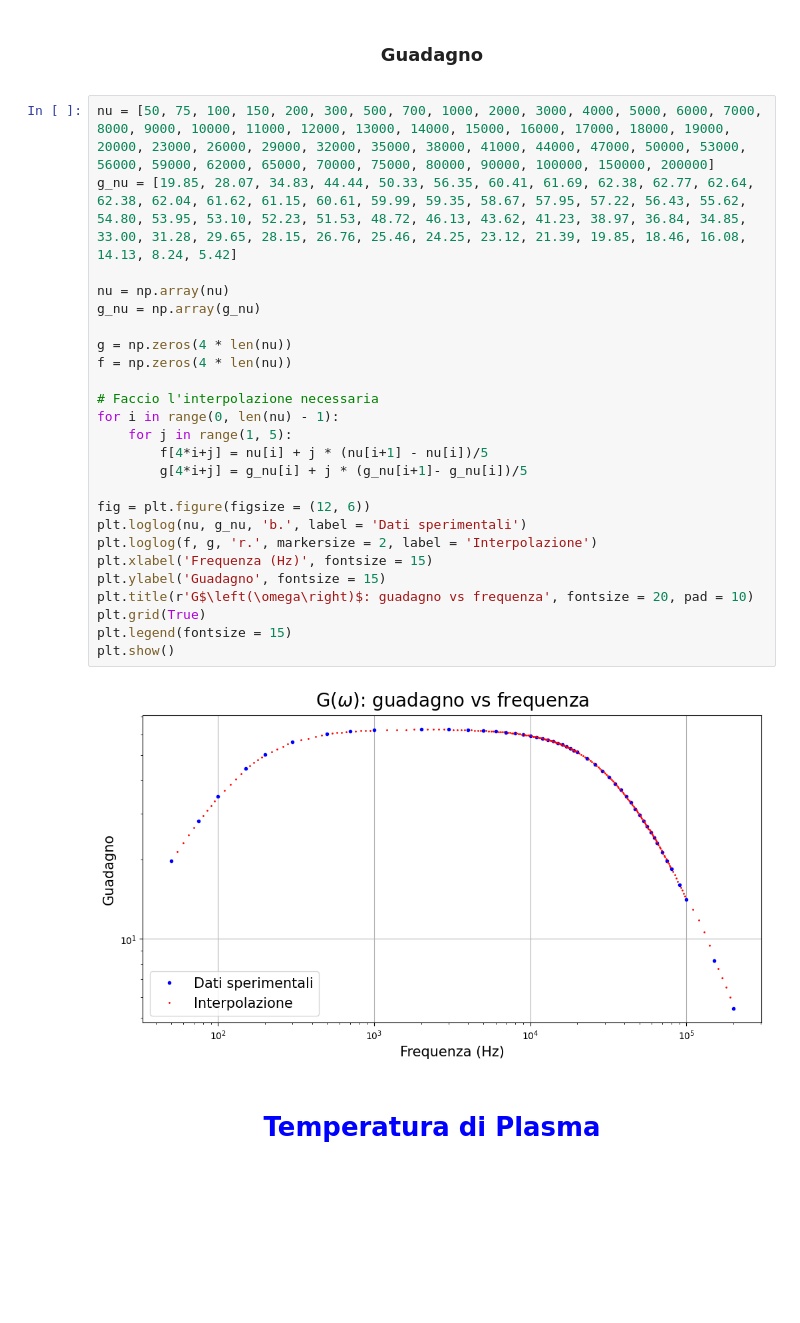
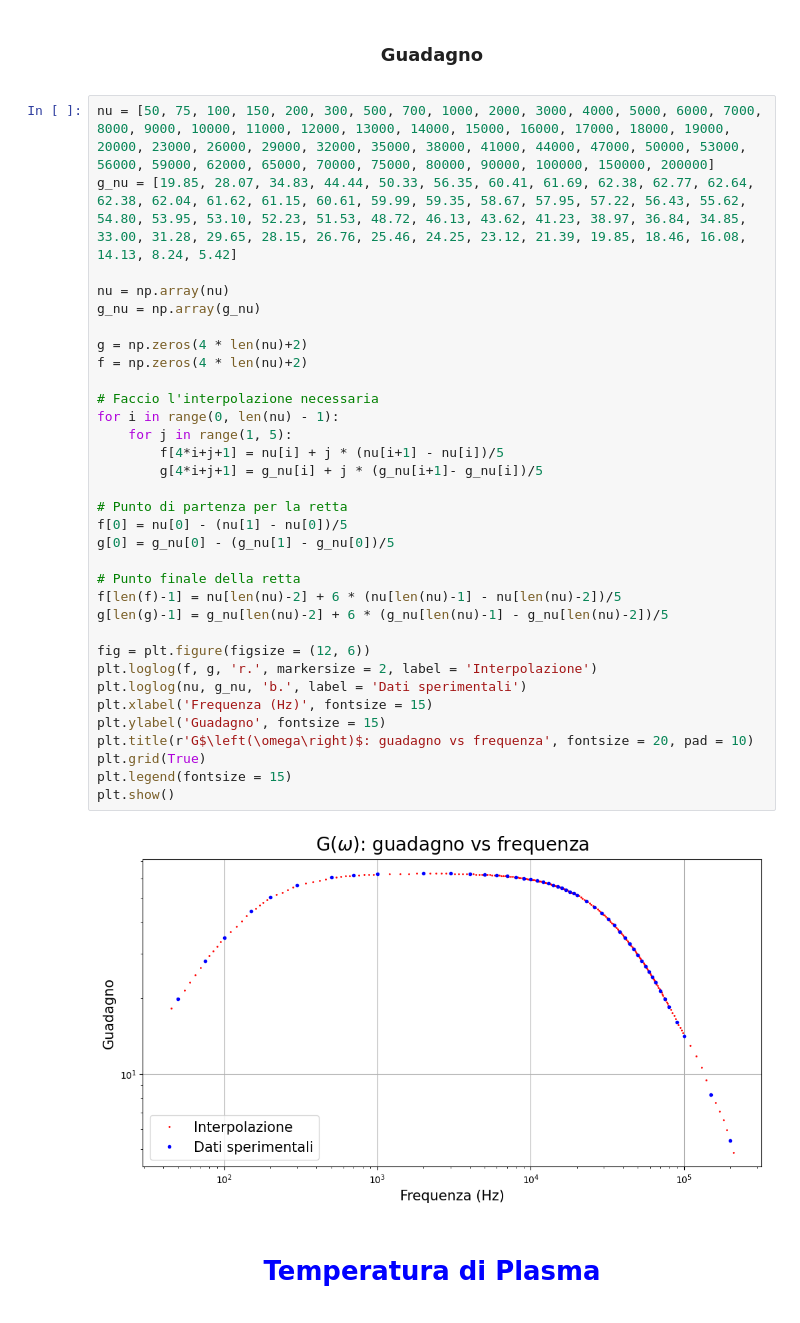
Before and after one commit to Negrini085/LaboPlasmi, a Jupyter notebook: Esperienze/grafici.ipynb, the cells around one changed output. Saved outputs shown, nothing was run; the diff lists cells and outputs as text; blank space fills up the shorter version.

Commit message:
Grafici per consegna della relazione

```diff
--- a/Esperienze/grafici.ipynb
+++ b/Esperienze/grafici.ipynb
@@ -119,30 +119,38 @@ plt.show()
 # %%
 nu = [50, 75, 100, 150, 200, 300, 500, 700, 1000, 2000, 3000, 4000, 5000, 6000, 7000, 8000, 9000, 10000, 11000, 12000, 13000, 14000, 15000, 16000, 17000, 18000, 19000, 20000, 23000, 26000, 29000, 32000, 35000, 38000, 41000, 44000, 47000, 50000, 53000, 56000, 59000, 62000, 65000, 70000, 75000, 80000, 90000, 100000, 150000, 200000]
 g_nu = [19.85, 28.07, 34.83, 44.44, 50.33, 56.35, 60.41, 61.69, 62.38, 62.77, 62.64, 62.38, 62.04, 61.62, 61.15, 60.61, 59.99, 59.35, 58.67, 57.95, 57.22, 56.43, 55.62, 54.80, 53.95, 53.10, 52.23, 51.53, 48.72, 46.13, 43.62, 41.23, 38.97, 36.84, 34.85, 33.00, 31.28, 29.65, 28.15, 26.76, 25.46, 24.25, 23.12, 21.39, 19.85, 18.46, 16.08, 14.13, 8.24, 5.42]
 
 nu = np.array(nu)
 g_nu = np.array(g_nu)
 
-g = np.zeros(4 * len(nu))
-f = np.zeros(4 * len(nu))
+g = np.zeros(4 * len(nu)+2)
+f = np.zeros(4 * len(nu)+2)
 
 # Faccio l'interpolazione necessaria
 for i in range(0, len(nu) - 1):
     for j in range(1, 5):
-        f[4*i+j] = nu[i] + j * (nu[i+1] - nu[i])/5
-        g[4*i+j] = g_nu[i] + j * (g_nu[i+1]- g_nu[i])/5
+        f[4*i+j+1] = nu[i] + j * (nu[i+1] - nu[i])/5
+        g[4*i+j+1] = g_nu[i] + j * (g_nu[i+1]- g_nu[i])/5
+
+# Punto di partenza per la retta
+f[0] = nu[0] - (nu[1] - nu[0])/5
+g[0] = g_nu[0] - (g_nu[1] - g_nu[0])/5
+
+# Punto finale della retta
+f[len(f)-1] = nu[len(nu)-2] + 6 * (nu[len(nu)-1] - nu[len(nu)-2])/5
+g[len(g)-1] = g_nu[len(nu)-2] + 6 * (g_nu[len(nu)-1] - g_nu[len(nu)-2])/5
 
 fig = plt.figure(figsize = (12, 6))
+plt.loglog(f, g, 'r.', markersize = 2, label = 'Interpolazione')
 plt.loglog(nu, g_nu, 'b.', label = 'Dati sperimentali')
-plt.loglog(f, g, 'r.', markersize = 2, label = 'Interpolazione')
 plt.xlabel('Frequenza (Hz)', fontsize = 15)
 plt.ylabel('Guadagno', fontsize = 15)
 plt.title(r'G$\left(\omega\right)$: guadagno vs frequenza', fontsize = 20, pad = 10)
 plt.grid(True)
 plt.legend(fontsize = 15)
 plt.show()
 # %% [output]
-[figure, old version]
+[figure, new version]
 # %% [markdown]
 <center>
 
```
Also changed, not shown: parts of 1 cell of this notebook.
